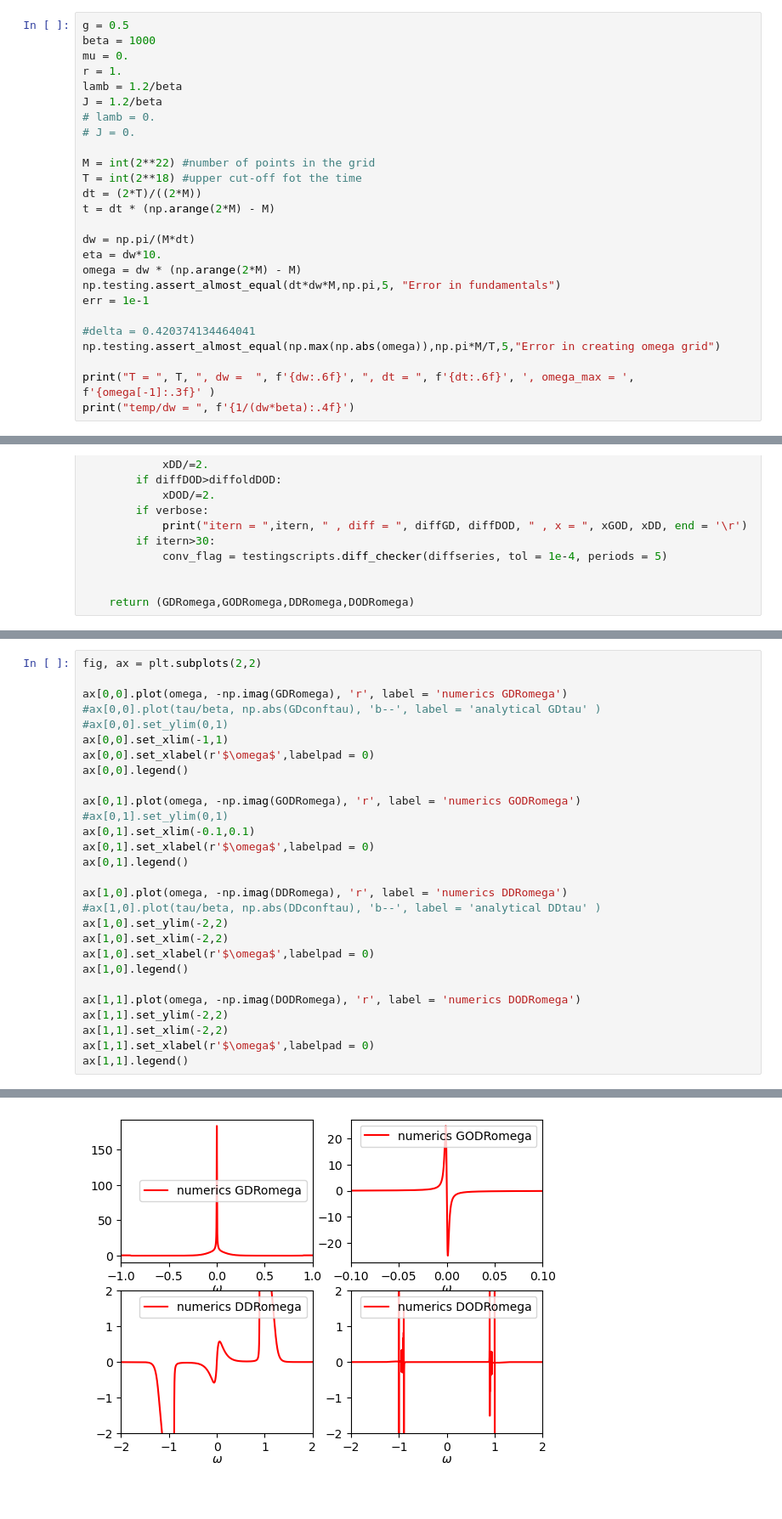
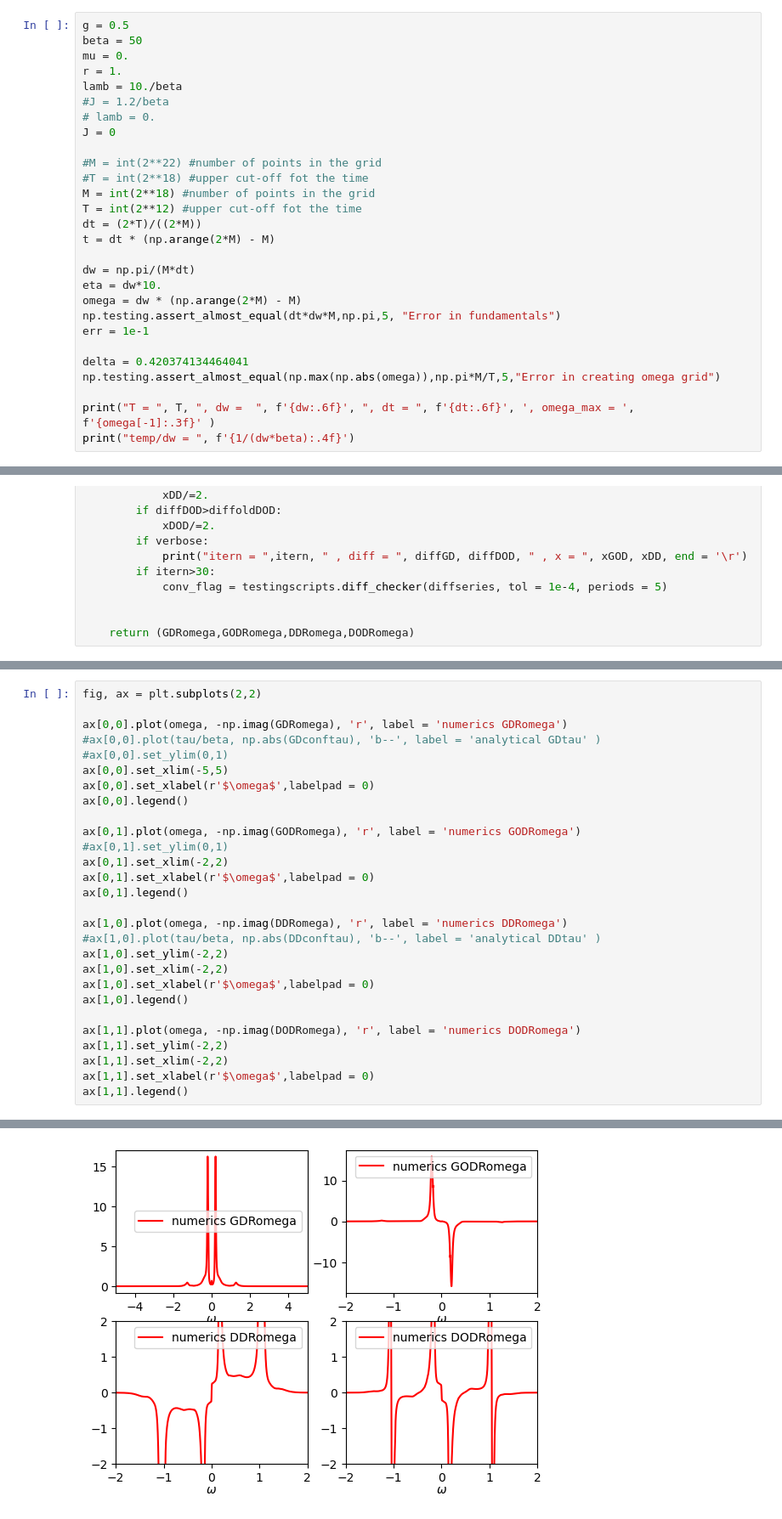
Before and after one commit to aravindhshankar/TwoSidedYSYK, a Jupyter notebook: Final Lap/RealTime2sideYSYK.ipynb, the cells around one changed output, grey strips where cells are left out. Shown at 85% size. Cells and saved outputs as stored; diff of their text form.

```diff
--- a/Final Lap/RealTime2sideYSYK.ipynb
+++ b/Final Lap/RealTime2sideYSYK.ipynb
@@ -15,16 +15,18 @@ testingscripts.realtimeFFT_validator() # Should return True
 True
 # %%
 g = 0.5
-beta = 1000
+beta = 50
 mu = 0.
 r = 1.
-lamb = 1.2/beta
-J = 1.2/beta
+lamb = 10./beta
+#J = 1.2/beta
 # lamb = 0.
-# J = 0.
+J = 0
 
-M = int(2**22) #number of points in the grid
-T = int(2**18) #upper cut-off fot the time
+#M = int(2**22) #number of points in the grid
+#T = int(2**18) #upper cut-off fot the time
+M = int(2**18) #number of points in the grid
+T = int(2**12) #upper cut-off fot the time
 dt = (2*T)/((2*M))
 t = dt * (np.arange(2*M) - M)
 
@@ -34,7 +36,7 @@ omega = dw * (np.arange(2*M) - M)
 np.testing.assert_almost_equal(dt*dw*M,np.pi,5, "Error in fundamentals")
 err = 1e-1
 
-#delta = 0.420374134464041
+delta = 0.420374134464041
 np.testing.assert_almost_equal(np.max(np.abs(omega)),np.pi*M/T,5,"Error in creating omega grid")
 
 print("T = ", T, ", dw =  ", f'{dw:.6f}', ", dt = ", f'{dt:.6f}', ', omega_max = ', f'{omega[-1]:.3f}' )
@@ -161,34 +163,34 @@ ax[1,1].legend()
 # %%
 fig, ax = plt.subplots(2,2)
 
 ax[0,0].plot(omega, -np.imag(GDRomega), 'r', label = 'numerics GDRomega')
 #ax[0,0].plot(tau/beta, np.abs(GDconftau), 'b--', label = 'analytical GDtau' )
 #ax[0,0].set_ylim(0,1)
-ax[0,0].set_xlim(-1,1)
+ax[0,0].set_xlim(-5,5)
 ax[0,0].set_xlabel(r'$\omega$',labelpad = 0)
 ax[0,0].legend()
 
 ax[0,1].plot(omega, -np.imag(GODRomega), 'r', label = 'numerics GODRomega')
 #ax[0,1].set_ylim(0,1)
-ax[0,1].set_xlim(-0.1,0.1)
+ax[0,1].set_xlim(-2,2)
 ax[0,1].set_xlabel(r'$\omega$',labelpad = 0)
 ax[0,1].legend()
 
 ax[1,0].plot(omega, -np.imag(DDRomega), 'r', label = 'numerics DDRomega')
 #ax[1,0].plot(tau/beta, np.abs(DDconftau), 'b--', label = 'analytical DDtau' )
 ax[1,0].set_ylim(-2,2)
 ax[1,0].set_xlim(-2,2)
 ax[1,0].set_xlabel(r'$\omega$',labelpad = 0)
 ax[1,0].legend()
 
 ax[1,1].plot(omega, -np.imag(DODRomega), 'r', label = 'numerics DODRomega')
 ax[1,1].set_ylim(-2,2)
 ax[1,1].set_xlim(-2,2)
 ax[1,1].set_xlabel(r'$\omega$',labelpad = 0)
 ax[1,1].legend()
 # %% [output]
 <matplotlib.legend.Legend at 0x...>
-[figure, old version]
+[figure, new version]
 # %%
 TLL = (0.5/np.pi)*freq2time(-1j*(1-fermidirac(beta*omega))*(-np.imag(GDRomega)),M,dt)
 TLL = 2*np.abs(TLL)
```
Also changed, not shown: parts of 6 cells of this notebook.
